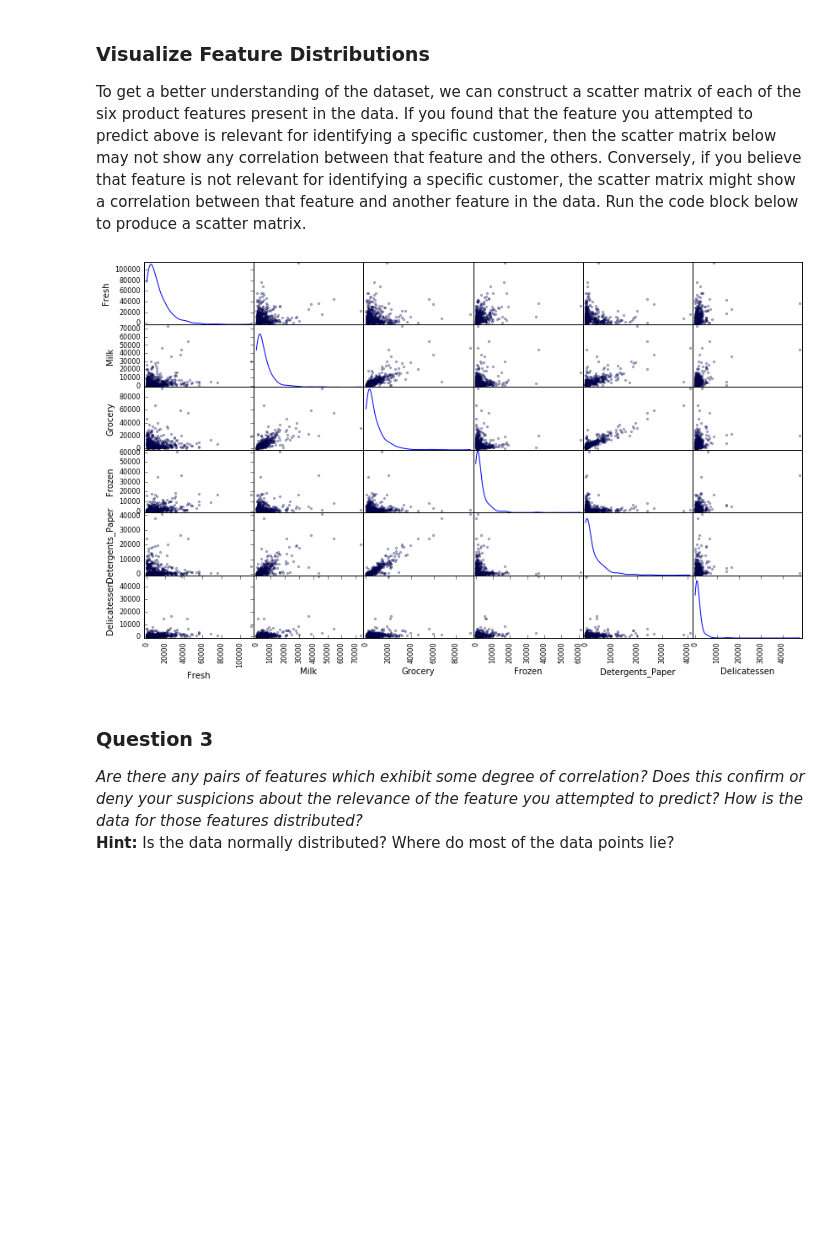
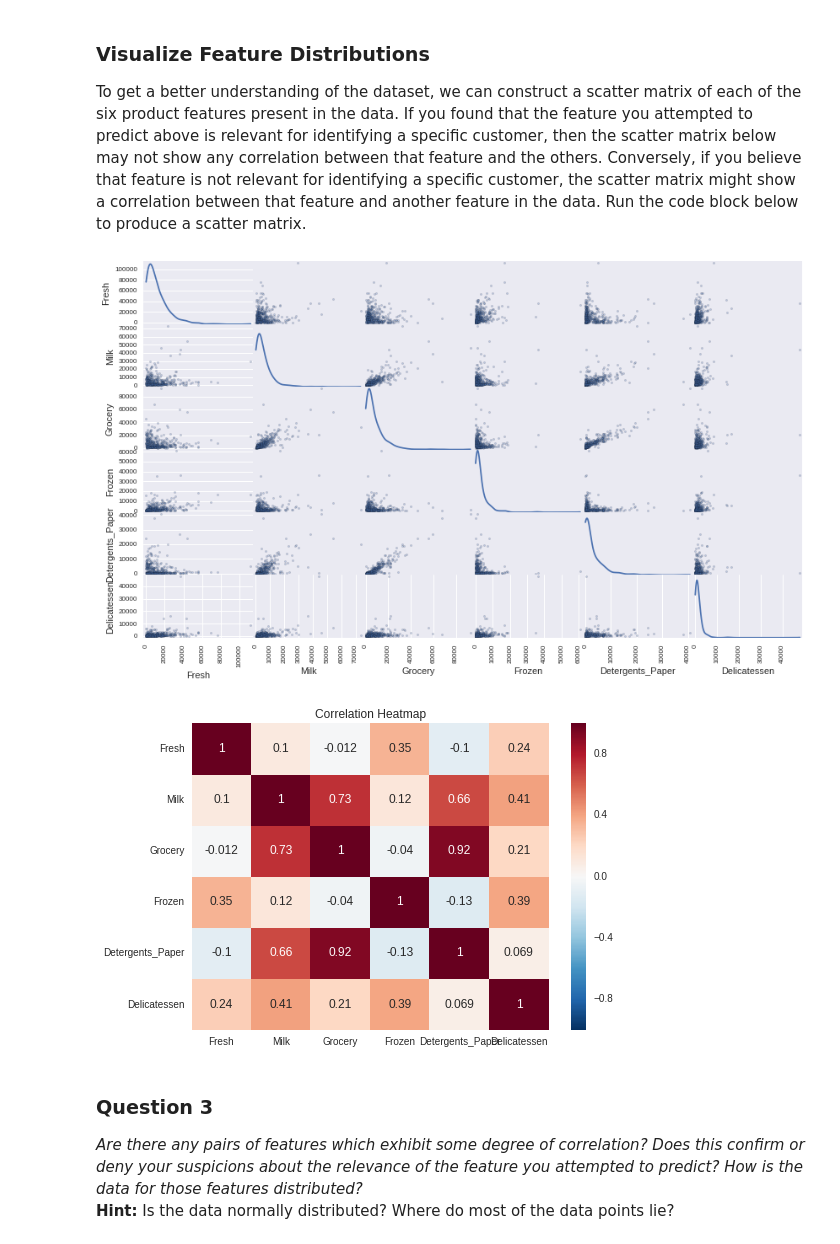
Before and after one commit to ab93/customer_segments, a Jupyter notebook: customer_segments.ipynb, the cells around one changed output. Cells and saved outputs as stored; diff of their text form; code cells hidden in the pictures; blank space fills up the shorter version.

```diff
--- a/customer_segments.ipynb
+++ b/customer_segments.ipynb
@@ -123,8 +138,15 @@ To get a better understanding of the dataset, we can construct a scatter matrix
 # %%
 # Produce a scatter matrix for each pair of features in the data
 pd.scatter_matrix(data, alpha = 0.3, figsize = (14,8), diagonal = 'kde');
+
+# Produce a heatmap for better interpretation
+plt.figure()
+sns.heatmap(data.corr(),annot=True)
+plt.title('Correlation Heatmap')
+plt.show()
 # %% [output]
-[figure, old version]
+[figure, new version]
+[figure, added]
 # %% [markdown]
 ### Question 3
 *Are there any pairs of features which exhibit some degree of correlation? Does this confirm or deny your suspicions about the relevance of the feature you attempted to predict? How is the data for those features distributed?*
```
Also changed, not shown: parts of 22 cells of this notebook.
